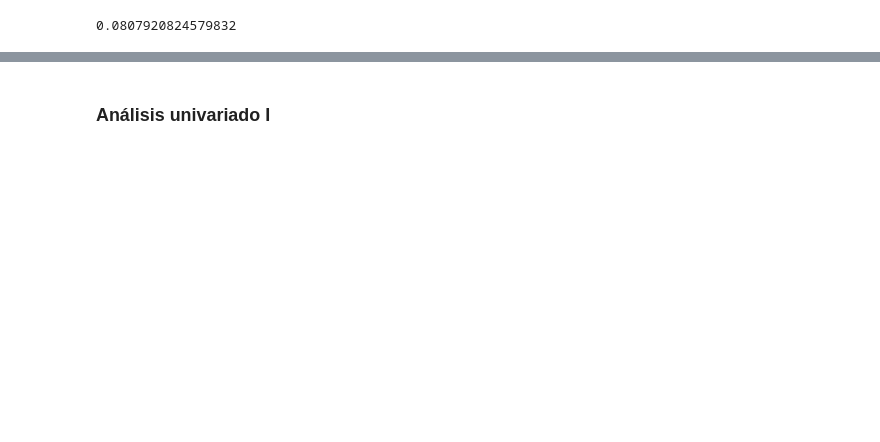
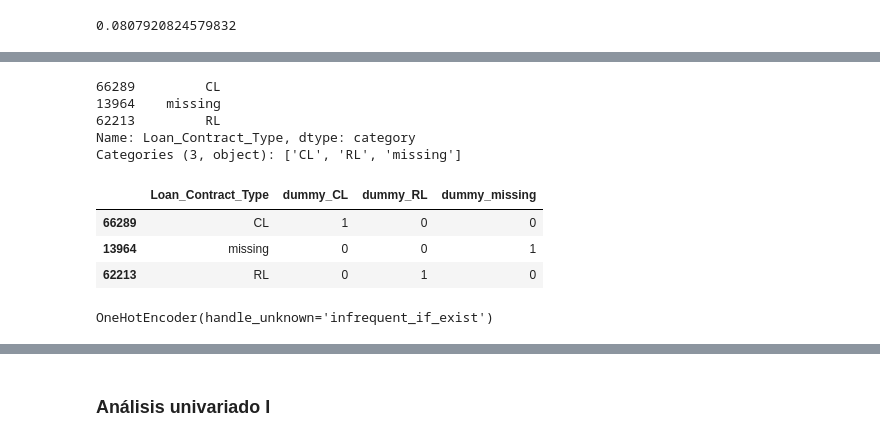
Before and after one commit to AntonioGarciaData/prueba_codigos_PEA_ML_DL, a Jupyter notebook: Supervised_models/Logistic_regression/Credit_Scoring.ipynb, the cells around one changed output, grey strips where cells are left out. Cells and saved outputs as stored; diff of their text form; code cells hidden in the pictures; blank space fills up the shorter version.

```diff
--- a/Supervised_models/Logistic_regression/Credit_Scoring.ipynb
+++ b/Supervised_models/Logistic_regression/Credit_Scoring.ipynb
@@ -68,0 +123,3 @@ for col in numerical_features:
+# %%
+# convert Series
+pddf[categorical_features] = pddf[categorical_features].astype('object')
@@ -105,0 +185,4 @@ test.Default.mean()
+# %%
+#tratamiento de missings
+train[categorical_features].fillna('missing', inplace = True)
+test[categorical_features].fillna('missing', inplace = True)
@@ -105,0 +198,3 @@ test.Default.mean()
+# %%
+train[categorical_features] = train[categorical_features].replace(np.nan, 'missing')
+test[categorical_features] = test[categorical_features].replace(np.nan, 'missing')
@@ -105,0 +238,27 @@ test.Default.mean()
+# %%
+train.Loan_Contract_Type.drop_duplicates()
+# %% [output]
+66289         CL
+13964    missing
+62213         RL
+Name: Loan_Contract_Type, dtype: category
+Categories (3, object): ['CL', 'RL', 'missing']
+# %%
+train['Loan_Contract_Type'].head(10)
+
+train['dummy_CL'] = train.Loan_Contract_Type.apply(lambda x: 1 if x == 'CL' else 0)
+train['dummy_RL'] = train.Loan_Contract_Type.apply(lambda x: 1 if x == 'RL' else 0)
+train['dummy_missing'] = train.Loan_Contract_Type.apply(lambda x: 1 if x == 'missing' else 0)
+
+train[['Loan_Contract_Type', 'dummy_CL', 'dummy_RL', 'dummy_missing']].drop_duplicates().head(20)
+# %% [output]
+|  | Loan_Contract_Type | dummy_CL | dummy_RL | dummy_missing |
+| 66289 | CL | 1 | 0 | 0 |
+| 13964 | missing | 0 | 0 | 1 |
+| 62213 | RL | 0 | 1 | 0 |
+# %%
+from sklearn.preprocessing import OneHotEncoder
+encoder = OneHotEncoder(sparse_output = True, handle_unknown = 'infrequent_if_exist')
+encoder.fit(train[categorical_features])
+# %% [output]
+OneHotEncoder(handle_unknown='infrequent_if_exist')
```
Also changed, not shown: parts of 40 cells of this notebook.
